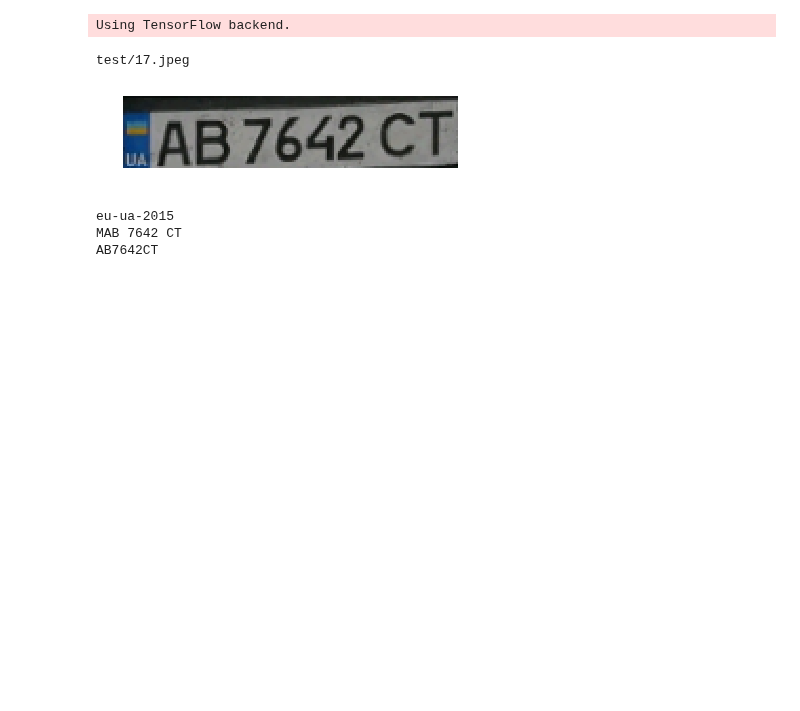
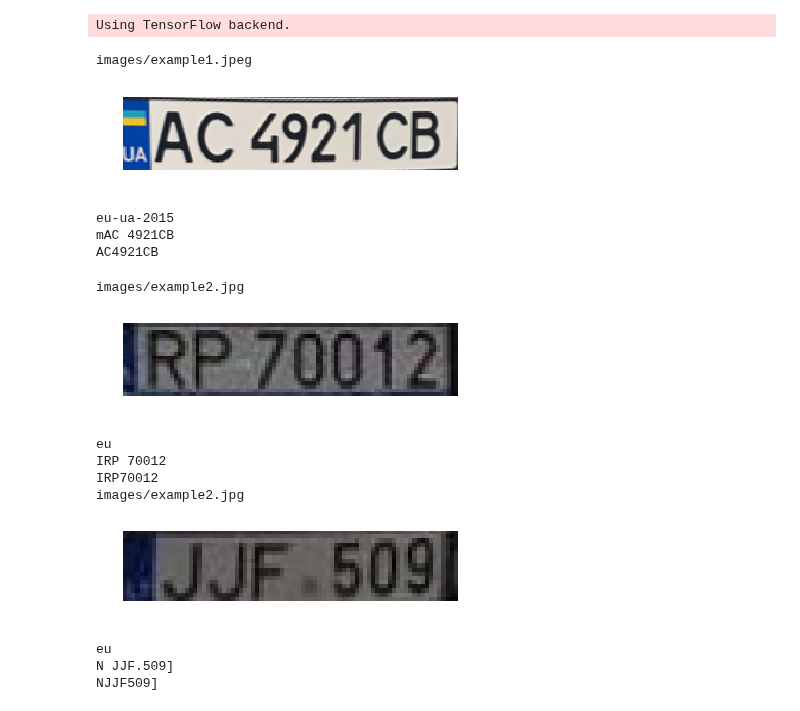
Before and after one commit to ria-com/nomeroff-net, a Jupyter notebook: examples/demo3.ipynb, the cells around one changed output. Saved outputs shown, nothing was run; the diff lists cells and outputs as text; code cells hidden in the pictures; blank space fills up the shorter version.

```diff
--- a/examples/demo3.ipynb
+++ b/examples/demo3.ipynb
@@ -15,8 +15,8 @@ NOMEROFF_NET_DIR = "/var/www/nomeroff-net/"
 MASK_RCNN_DIR = "/var/www/Mask_RCNN/"
 
 MASK_RCNN_LOG_DIR = os.path.join(NOMEROFF_NET_DIR, "logs/")
-MASK_RCNN_MODEL_PATH = os.path.join(NOMEROFF_NET_DIR, "models/np/mask_rcnn_numberplate_0700.h5")
-REGION_MODEL_PATH = os.path.join(NOMEROFF_NET_DIR, "models/npstd/npregion_v4_2018-12-27-295x64-2.h5")
+MASK_RCNN_MODEL_PATH = os.path.join(NOMEROFF_NET_DIR, "models/mask_rcnn_numberplate_0700.h5")
+REGION_MODEL_PATH = os.path.join(NOMEROFF_NET_DIR, "models/npregion_v4_2018-12-27-295x64-2.h5")
 
 sys.path.append(NOMEROFF_NET_DIR)
 # %%
@@ -41,42 +41,52 @@ regionDetector.load(REGION_MODEL_PATH)
 Using TensorFlow backend.
 # %%
 # Walking through the ./examples/images/ directory and checking each of the images for license plates.
-rootDir = 'test/'
+rootDir = 'images/'
 for dirName, subdirList, fileList in os.walk(rootDir):
     for fname in fileList:
         img_path = os.path.join(dirName, fname)
         img = mpimg.imread(img_path)
         NP = nnet.detect([img])
 
         # Generate image mask.
         cv_img_masks = filters.cv_img_mask(NP)
 
         for img_mask in cv_img_masks:
             # Detect points.
             points = rectDetector.detect(img_mask, fixRectangleAngle=1, outboundWidthOffset=3)
 
             # Split on zones
             zone = rectDetector.get_cv_zones(img, points)
 
             # Show zone
             print(img_path)
             plt.axis("off")
             plt.imshow(zone)
             plt.show()
 
             # find standart
             regionId = regionDetector.predict(zone)
             regionName = regionDetector.getLabels(regionId)
             print(regionName)
 
             # find text with postprocessing by standart
             text = textDetector.detect(zone)
             print(text)
             text = textPostprocessing(text, regionName)
             print(text)
 # %% [output]
-test/17.jpeg
+images/example1.jpeg
-[figure, old version]
+[figure, new version]
 eu-ua-2015
-MAB 7642 CT
-AB7642CT
+mAC 4921CB
+AC4921CB
+images/example2.jpg
+[figure, added]
+eu
+IRP 70012
+IRP70012
+images/example2.jpg
+[figure, added]
+eu
+N JJF.509]
+NJJF509]
```
Also changed, not shown: 7 other files.
